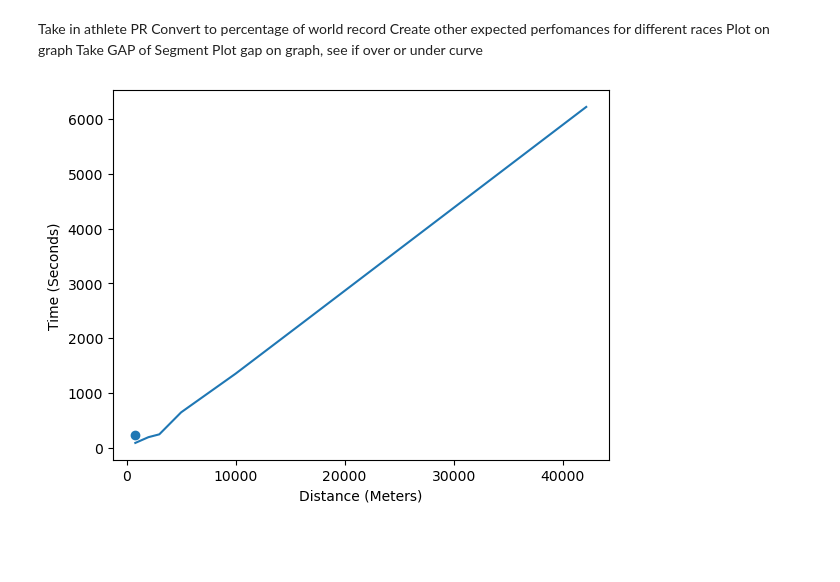
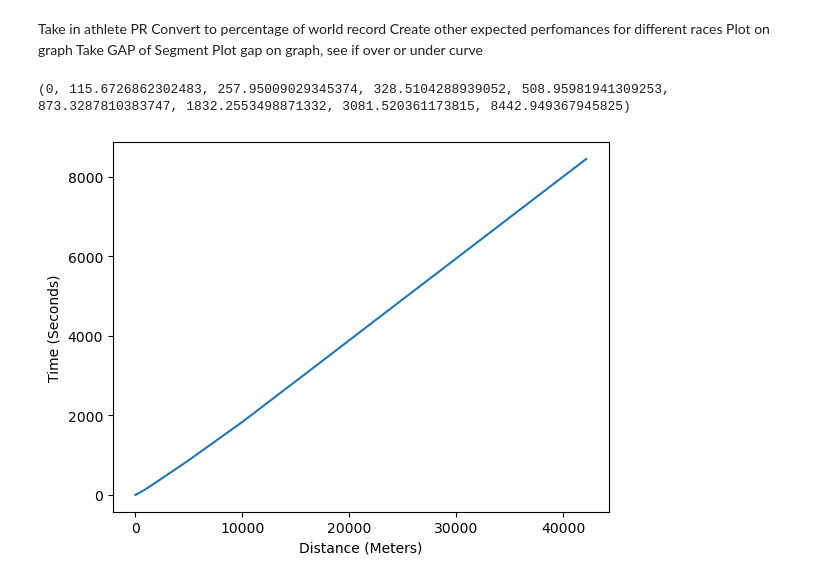
Before and after one commit to jwzj720/Strava_segment_leader_predictor, a Jupyter notebook: athlete_v_segment.ipynb, the cells around one changed output. Cells and saved outputs as stored; diff of their text form; code cells hidden in the pictures; blank space fills up the shorter version.

Commit message:
updating wr percentage equation

```diff
--- a/athlete_v_segment.ipynb
+++ b/athlete_v_segment.ipynb
@@ -23,30 +23,36 @@ def pr_to_wr_percentage(athlete_pr:datetime.time):
     return percentage_of_wr
 
 def get_equivalent_time_all_records(wr_percentage):
-    t_800 = WR_800.total_seconds() * wr_percentage
-    t_mile = WR_MILE.total_seconds() * wr_percentage
-    t_2k = WR_2K.total_seconds() * wr_percentage
-    t_5k = WR_5K.total_seconds() * wr_percentage
-    t_10k = WR_10K.total_seconds() * wr_percentage
-    t_10m = WR_10M.total_seconds() * wr_percentage
-    t_mara = WR_MARATHON.total_seconds() * wr_percentage
-    return t_800,t_mile,t_2k,t_5k,t_10k,t_10m,t_mara
+    rigels_constant = 1.06 # helps with accuracy
+    t_0 = 0
+    t_800 = WR_800.total_seconds() + (WR_800.total_seconds() * (1-wr_percentage)) * rigels_constant
+    t_mile = WR_MILE.total_seconds() + (WR_MILE.total_seconds() * (1-wr_percentage))* rigels_constant
+    t_2k = WR_2K.total_seconds() + (WR_2K.total_seconds() * (1-wr_percentage))* rigels_constant
+    t_3k = WR_3K.total_seconds() + (WR_3K.total_seconds() * (1-wr_percentage))* rigels_constant
+    t_5k = WR_5K.total_seconds() + (WR_5K.total_seconds() * (1-wr_percentage))* rigels_constant
+    t_10k = WR_10K.total_seconds() + (WR_10K.total_seconds() * (1-wr_percentage))* rigels_constant
+    t_10m = WR_10M.total_seconds() + (WR_10M.total_seconds() * (1-wr_percentage))* rigels_constant
+    t_mara = WR_MARATHON.total_seconds() + (WR_MARATHON.total_seconds() * (1-wr_percentage))* rigels_constant
+    return t_0,t_800,t_mile,t_2k,t_3k,t_5k,t_10k,t_10m,t_mara
 # %%
 pr = datetime.timedelta(minutes=14,seconds=46)
 percentage = pr_to_wr_percentage(pr)
+# %%
+print(get_equivalent_time_all_records(percentage))
+# %% [output]
+(0, 115.6726862302483, 257.95009029345374, 328.5104288939052, 508.95981941309253, 873.3287810383747, 1832.2553498871332, 3081.520361173815, 8442.949367945825)
 # %%
 from matplotlib import pyplot as plt
 def graph_distance_v_time(equivalent_event_times):
-    meters = [800,2000,3000,5000,10000,16093.4,42164.81]
+    meters = [0,800,1609,2000,3000,5000,10000,16093.4,42164.81]
     time = equivalent_event_times
     plt.xlabel("Distance (Meters)")
     plt.ylabel("Time (Seconds)")
-    # plotting a random point for comparison
-    # TODO find a way to check if above or below line instantly
-    plt.scatter([800],[225])
     plt.plot(meters,time)
     plt.show()
+    return meters,time
 
-graph_distance_v_time(get_equivalent_time_all_records(percentage))
+
+plot_data = graph_distance_v_time(get_equivalent_time_all_records(percentage))
 # %% [output]
-[figure, old version]
+[figure, new version]
```
Also changed, not shown: parts of 3 cells of this notebook.
